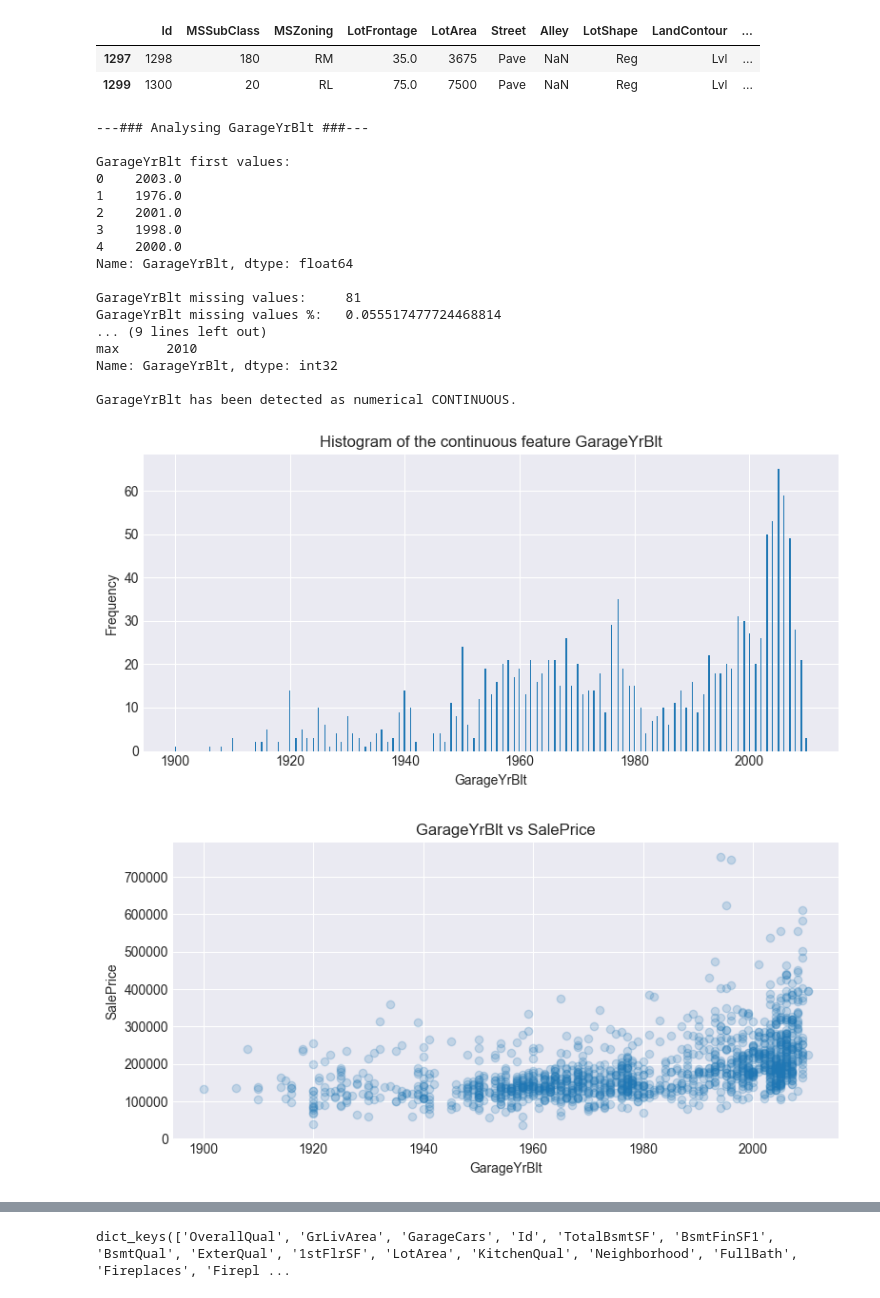
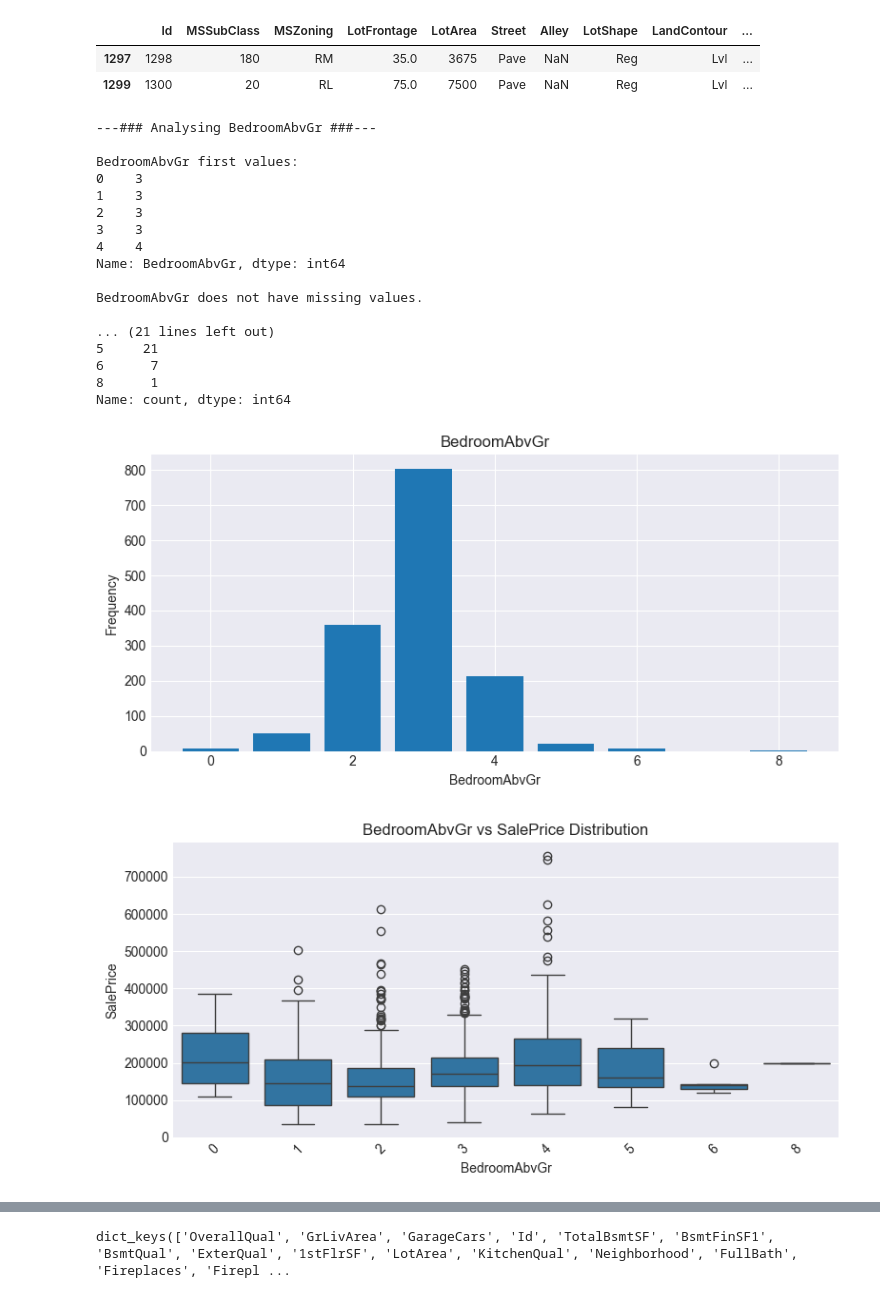
Before and after one commit to lopez-davcio/learning-journal, a Jupyter notebook: ames-housing-regression/ames-housing-analysis.ipynb, the cells around one changed output, grey strips where cells are left out. Drawn from its saved outputs; the diff is of its cells as text; code cells hidden in the pictures.

Commit message:
EDA: Analyse features ranked 21-40 by importance

```diff
--- a/ames-housing-regression/ames-housing-analysis.ipynb
+++ b/ames-housing-regression/ames-housing-analysis.ipynb
@@ -149,35 +149,35 @@ df.iloc[1297:1299]
 # %%
 # instantiate an analyser class object
 analyser = eda_tools.FeatureAnalyser(df, 'SalePrice')
 
 # set feature to study (set to None indexing method not needed)
-feature_importance_index = 24 # index at feature importance list, set it `None` if feature name is used instead
+feature_importance_index = 40 # index at feature importance list, set it `None` if feature name is used instead
 feature_name = None # set it to `None` if index is used instead
 
 # analyse feature indexed by feature importance
 if feature_importance_index != None:
     analyser.autoanalyse_feature(cb_feature_importances.index[feature_importance_index])
 
 # analyse feature indexed by name
 if feature_name != None:
     analyser.autoanalyse_feature(feature_name)
 # %% [output]
----### Analysing GarageYrBlt ###---
+---### Analysing BedroomAbvGr ###---
 
-GarageYrBlt first values:
-0    2003.0
-1    1976.0
-2    2001.0
-3    1998.0
-4    2000.0
-Name: GarageYrBlt, dtype: float64
+BedroomAbvGr first values:
+0    3
+1    3
+2    3
+3    3
+4    4
+Name: BedroomAbvGr, dtype: int64
 
-GarageYrBlt missing values:     81
-GarageYrBlt missing values %:   0.055517477724468814
-... (9 lines left out)
-max      2010
-Name: GarageYrBlt, dtype: int32
+BedroomAbvGr does not have missing values.
 
-GarageYrBlt has been detected as numerical CONTINUOUS.
+... (21 lines left out)
+5     21
+6      7
+8      1
+Name: count, dtype: int64
-[figure, old version]
+[figure, new version]
-[figure, old version]
+[figure, new version]
```
Also changed, not shown: parts of 4 cells of this notebook, 1 other file.
